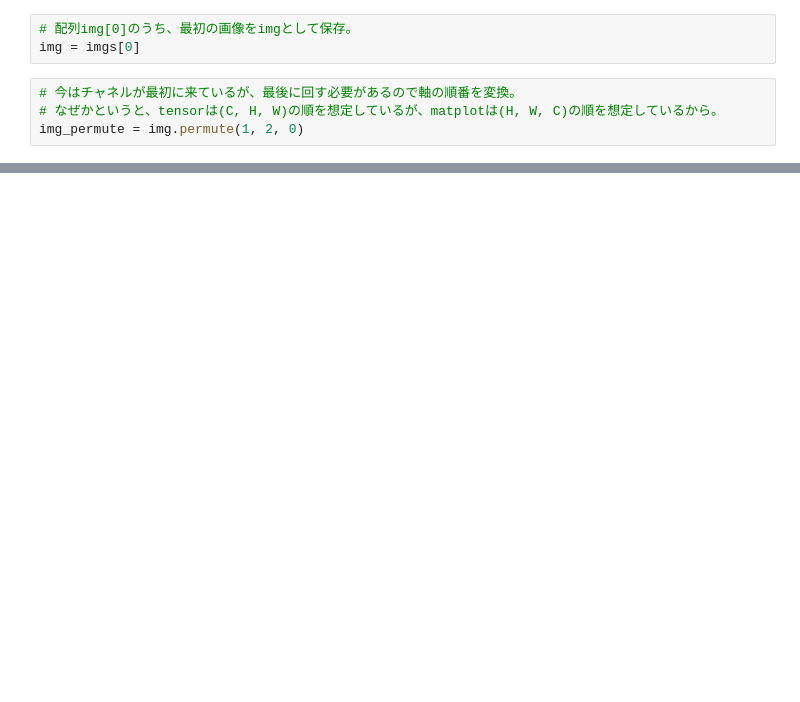
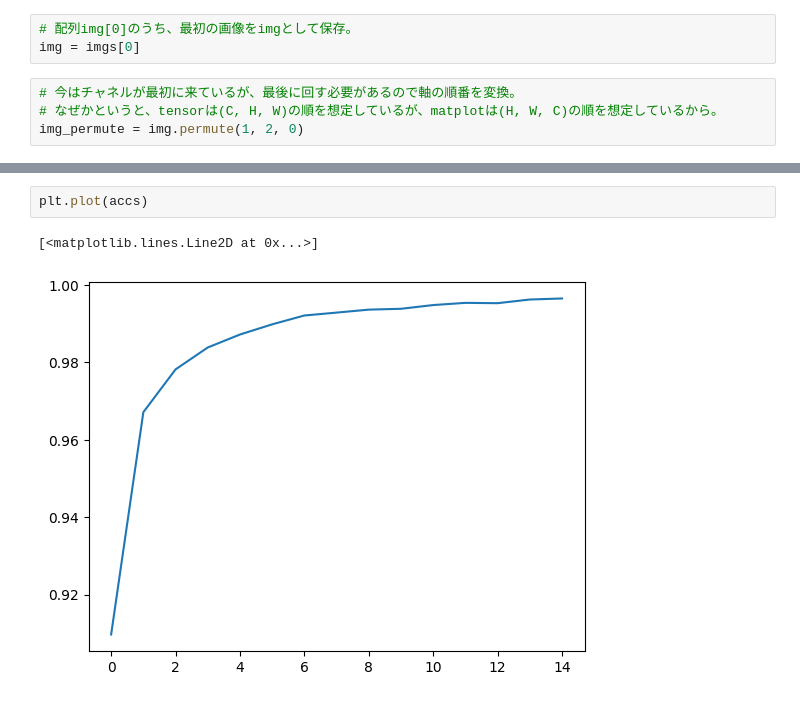
Before and after one commit to Pakeith0805/Study_PyTorch, a Jupyter notebook: main.ipynb, the cells around one changed output, grey strips where cells are left out. Drawn from its saved outputs; the diff is of its cells as text; blank space fills up the shorter version.

```diff
--- a/main.ipynb
+++ b/main.ipynb
@@ -351,0 +434,5 @@ sns.heatmap(img_permute.numpy()[:, :, 0]) # tensorクラスではだめで、二
+# %%
+plt.plot(accs)
+# %% [output]
+[<matplotlib.lines.Line2D at 0x...>]
+[figure, added]
```
Also changed, not shown: parts of 8 cells of this notebook.
